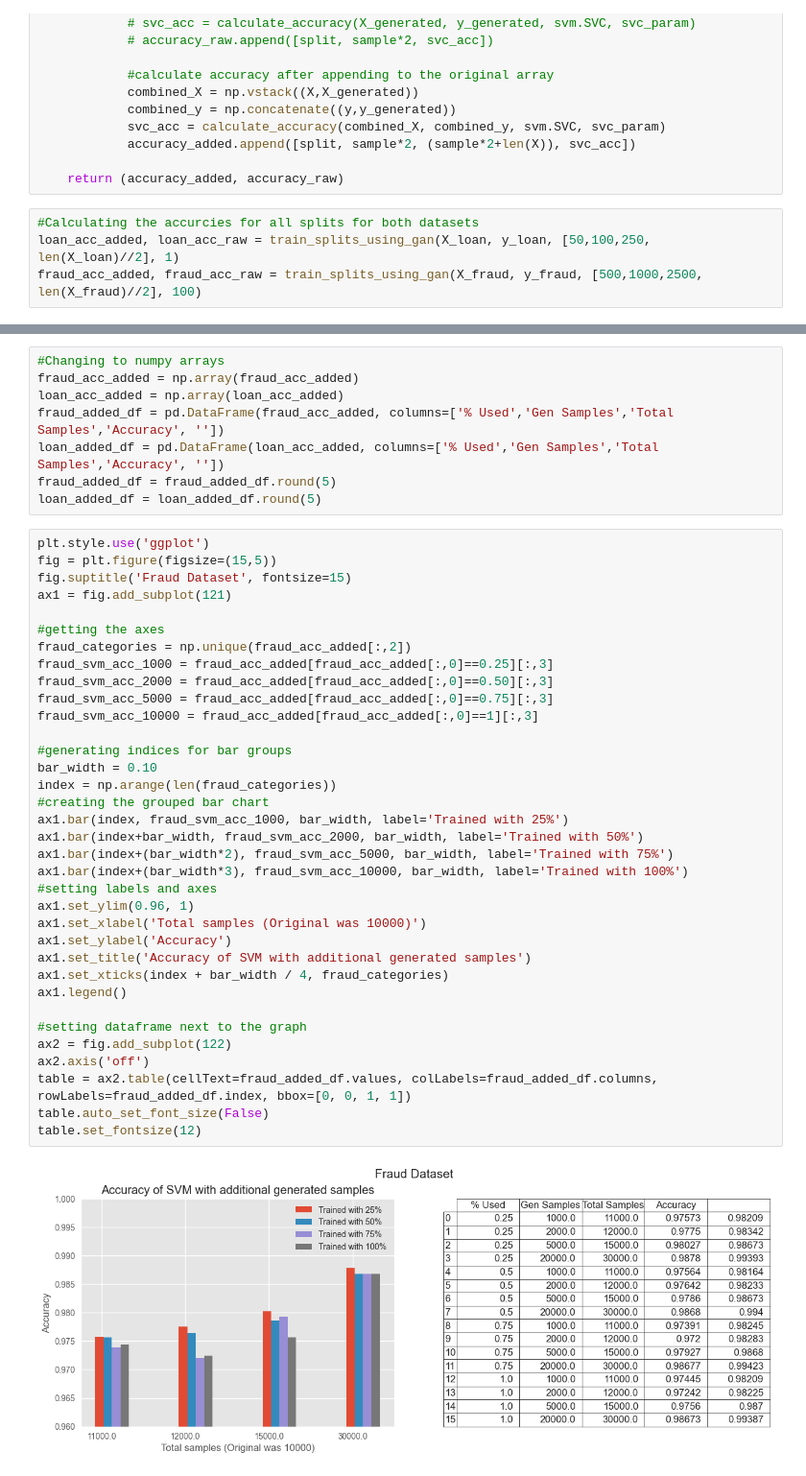
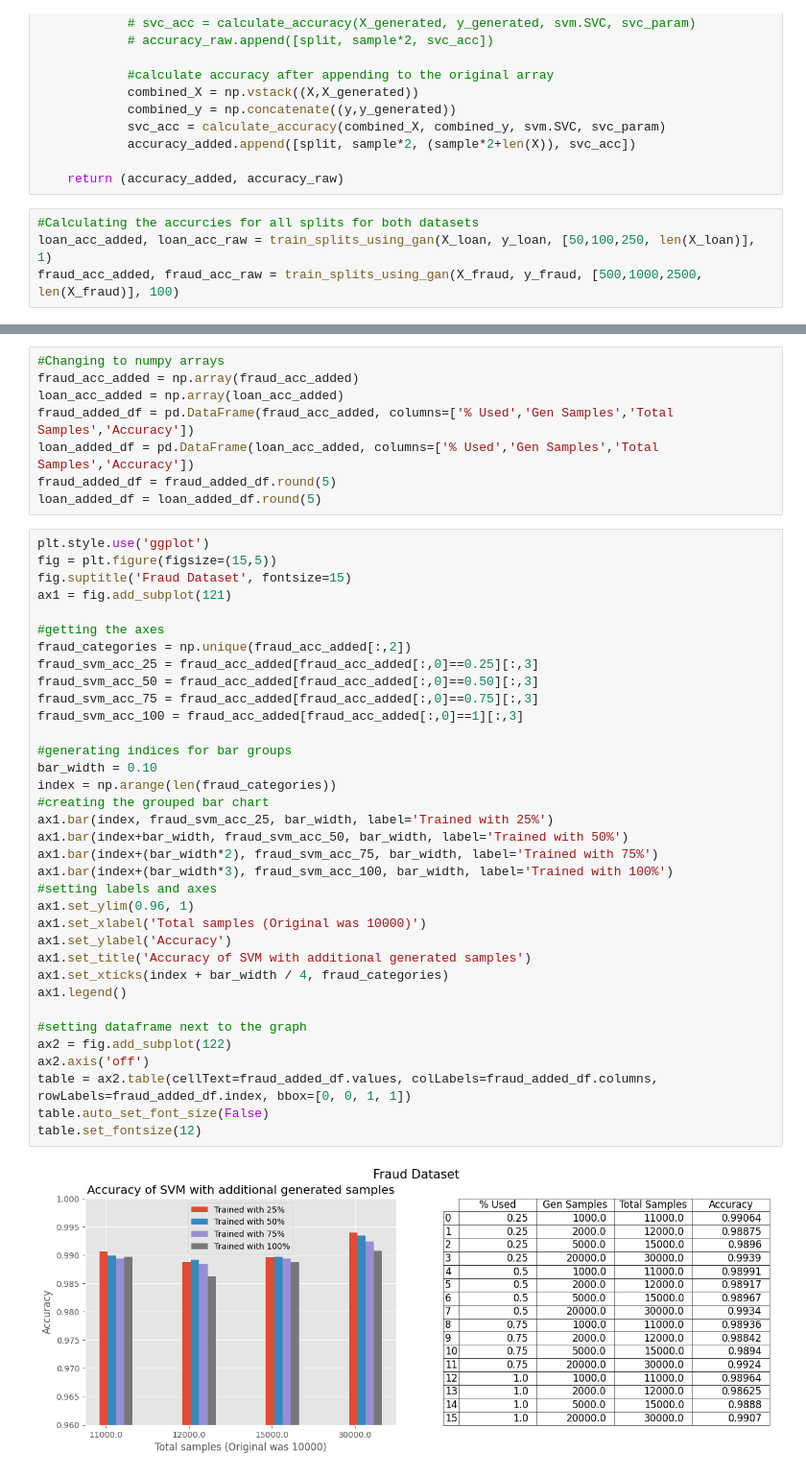
Before and after one commit to ashsProjects/Data_Augmentation_Using_GANs, a Jupyter notebook: Data_Augmentation_With_GANs.ipynb, the cells around one changed output, grey strips where cells are left out. Shown at 96% size. Drawn from its saved outputs; the diff is of its cells as text.

```diff
--- a/Data_Augmentation_With_GANs.ipynb
+++ b/Data_Augmentation_With_GANs.ipynb
@@ -281,6 +281,6 @@ def train_splits_using_gan(X,y, samples, svc_param):
     return (accuracy_added, accuracy_raw)
 # %%
 #Calculating the accurcies for all splits for both datasets
-loan_acc_added, loan_acc_raw = train_splits_using_gan(X_loan, y_loan, [50,100,250, len(X_loan)//2], 1)
-fraud_acc_added, fraud_acc_raw = train_splits_using_gan(X_fraud, y_fraud, [500,1000,2500, len(X_fraud)//2], 100)
+loan_acc_added, loan_acc_raw = train_splits_using_gan(X_loan, y_loan, [50,100,250, len(X_loan)], 1)
+fraud_acc_added, fraud_acc_raw = train_splits_using_gan(X_fraud, y_fraud, [500,1000,2500, len(X_fraud)], 100)
 # %% [output]
@@ -305,47 +305,47 @@ fraud_acc_added, fraud_acc_raw = train_splits_using_gan(X_fraud, y_fraud, [500,1
 #Changing to numpy arrays
 fraud_acc_added = np.array(fraud_acc_added)
 loan_acc_added = np.array(loan_acc_added)
-fraud_added_df = pd.DataFrame(fraud_acc_added, columns=['% Used','Gen Samples','Total Samples','Accuracy', ''])
-loan_added_df = pd.DataFrame(loan_acc_added, columns=['% Used','Gen Samples','Total Samples','Accuracy', ''])
+fraud_added_df = pd.DataFrame(fraud_acc_added, columns=['% Used','Gen Samples','Total Samples','Accuracy'])
+loan_added_df = pd.DataFrame(loan_acc_added, columns=['% Used','Gen Samples','Total Samples','Accuracy'])
 fraud_added_df = fraud_added_df.round(5)
 loan_added_df = loan_added_df.round(5)
 # %%
 plt.style.use('ggplot')
 fig = plt.figure(figsize=(15,5))
 fig.suptitle('Fraud Dataset', fontsize=15)
 ax1 = fig.add_subplot(121)
 
 #getting the axes
 fraud_categories = np.unique(fraud_acc_added[:,2])
-fraud_svm_acc_1000 = fraud_acc_added[fraud_acc_added[:,0]==0.25][:,3]
-fraud_svm_acc_2000 = fraud_acc_added[fraud_acc_added[:,0]==0.50][:,3]
-fraud_svm_acc_5000 = fraud_acc_added[fraud_acc_added[:,0]==0.75][:,3]
-fraud_svm_acc_10000 = fraud_acc_added[fraud_acc_added[:,0]==1][:,3]
+fraud_svm_acc_25 = fraud_acc_added[fraud_acc_added[:,0]==0.25][:,3]
+fraud_svm_acc_50 = fraud_acc_added[fraud_acc_added[:,0]==0.50][:,3]
+fraud_svm_acc_75 = fraud_acc_added[fraud_acc_added[:,0]==0.75][:,3]
+fraud_svm_acc_100 = fraud_acc_added[fraud_acc_added[:,0]==1][:,3]
 
 #generating indices for bar groups
 bar_width = 0.10
 index = np.arange(len(fraud_categories))
 #creating the grouped bar chart
-ax1.bar(index, fraud_svm_acc_1000, bar_width, label='Trained with 25%')
-ax1.bar(index+bar_width, fraud_svm_acc_2000, bar_width, label='Trained with 50%')
-ax1.bar(index+(bar_width*2), fraud_svm_acc_5000, bar_width, label='Trained with 75%')
-ax1.bar(index+(bar_width*3), fraud_svm_acc_10000, bar_width, label='Trained with 100%')
+ax1.bar(index, fraud_svm_acc_25, bar_width, label='Trained with 25%')
+ax1.bar(index+bar_width, fraud_svm_acc_50, bar_width, label='Trained with 50%')
+ax1.bar(index+(bar_width*2), fraud_svm_acc_75, bar_width, label='Trained with 75%')
+ax1.bar(index+(bar_width*3), fraud_svm_acc_100, bar_width, label='Trained with 100%')
 #setting labels and axes
 ax1.set_ylim(0.96, 1)
 ax1.set_xlabel('Total samples (Original was 10000)')
 ax1.set_ylabel('Accuracy')
 ax1.set_title('Accuracy of SVM with additional generated samples')
 ax1.set_xticks(index + bar_width / 4, fraud_categories)
 ax1.legend()
 
 #setting dataframe next to the graph
 ax2 = fig.add_subplot(122)
 ax2.axis('off')
 table = ax2.table(cellText=fraud_added_df.values, colLabels=fraud_added_df.columns, rowLabels=fraud_added_df.index, bbox=[0, 0, 1, 1])
 table.auto_set_font_size(False)
 table.set_fontsize(12)
 # %% [output]
-[figure, old version]
+[figure, new version]
 # %%
 plt.style.use('ggplot')
 fig = plt.figure(figsize=(15,5))
```
Also changed, not shown: parts of 2 cells of this notebook.
